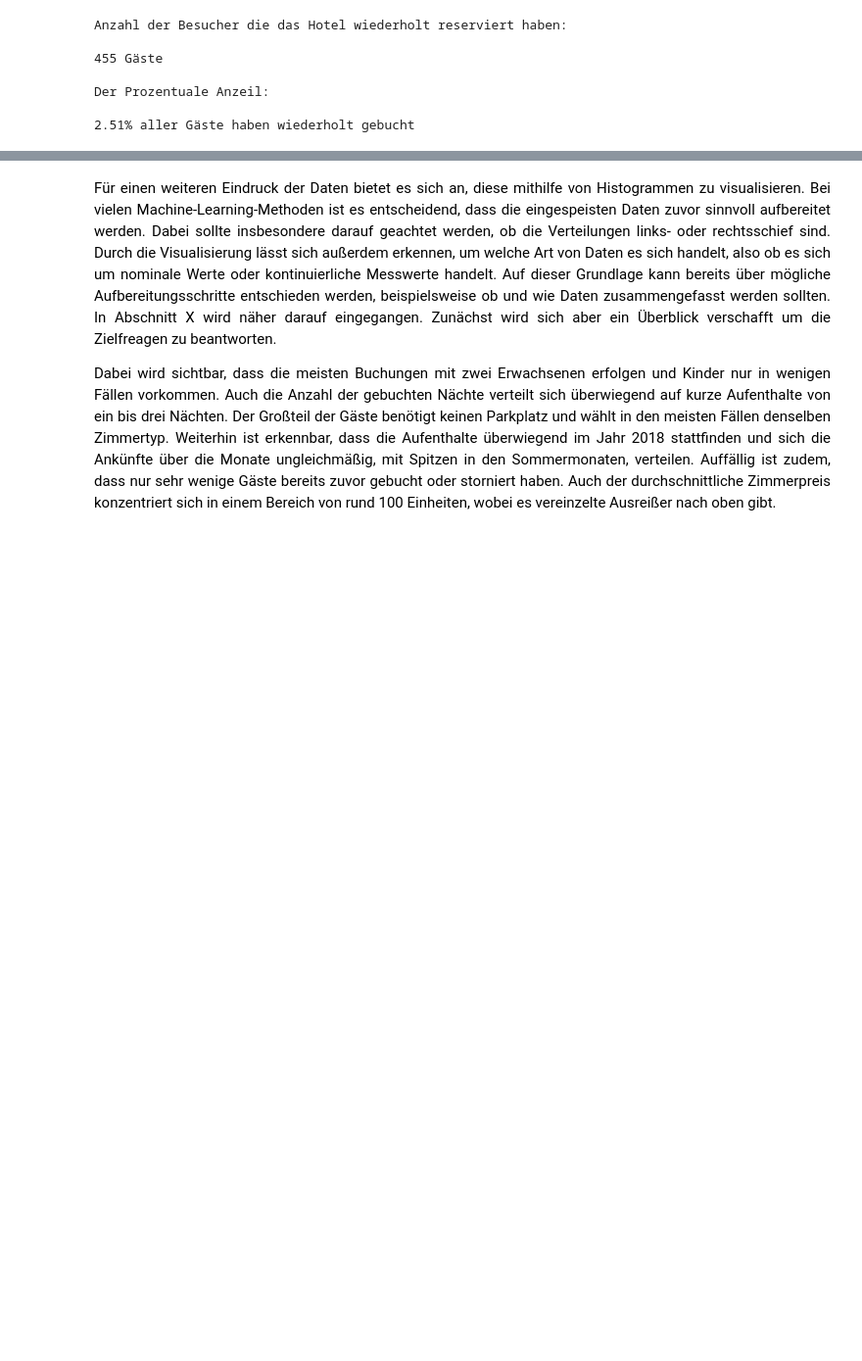
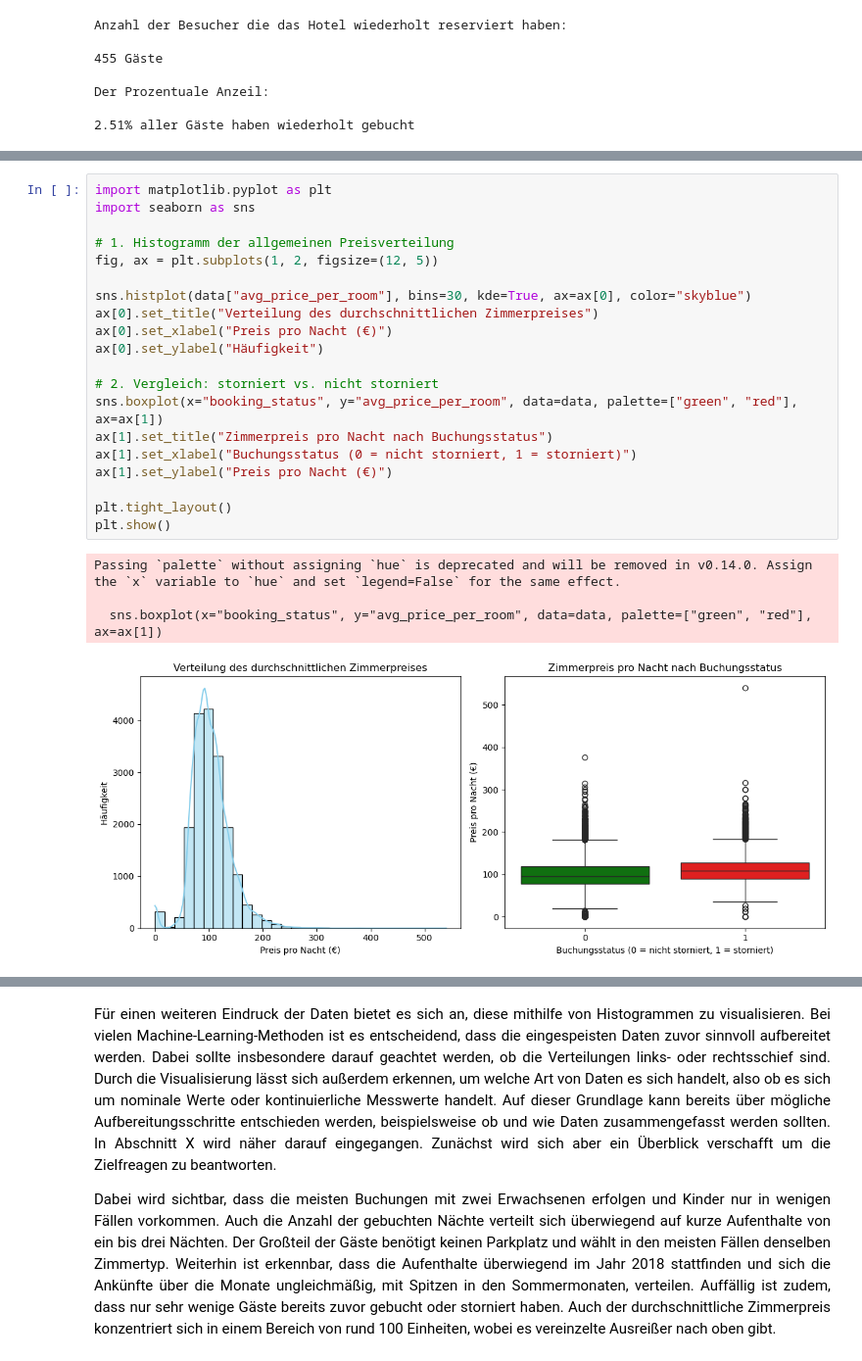
Before and after one commit to tommi-j/hausarbeit-ml, a Jupyter notebook: Hotelstornos.ipynb, the cells around one changed output, grey strips where cells are left out. Shown at 98% size. Drawn from its saved outputs; the diff is of its cells as text; blank space fills up the shorter version.

```diff
--- a/Hotelstornos.ipynb
+++ b/Hotelstornos.ipynb
@@ -301,0 +348,25 @@ Der Prozentuale Anzeil:
+# %%
+import matplotlib.pyplot as plt
+import seaborn as sns
+
+# 1. Histogramm der allgemeinen Preisverteilung
+fig, ax = plt.subplots(1, 2, figsize=(12, 5))
+
+sns.histplot(data["avg_price_per_room"], bins=30, kde=True, ax=ax[0], color="skyblue")
+ax[0].set_title("Verteilung des durchschnittlichen Zimmerpreises")
+ax[0].set_xlabel("Preis pro Nacht (€)")
+ax[0].set_ylabel("Häufigkeit")
+
+# 2. Vergleich: storniert vs. nicht storniert
+sns.boxplot(x="booking_status", y="avg_price_per_room", data=data, palette=["green", "red"], ax=ax[1])
+ax[1].set_title("Zimmerpreis pro Nacht nach Buchungsstatus")
+ax[1].set_xlabel("Buchungsstatus (0 = nicht storniert, 1 = storniert)")
+ax[1].set_ylabel("Preis pro Nacht (€)")
+
+plt.tight_layout()
+plt.show()
+# %% [output]
+Passing `palette` without assigning `hue` is deprecated and will be removed in v0.14.0. Assign the `x` variable to `hue` and set `legend=False` for the same effect.
+
+  sns.boxplot(x="booking_status", y="avg_price_per_room", data=data, palette=["green", "red"], ax=ax[1])
+[figure, added]
```
Also changed, not shown: parts of 12 cells of this notebook.
